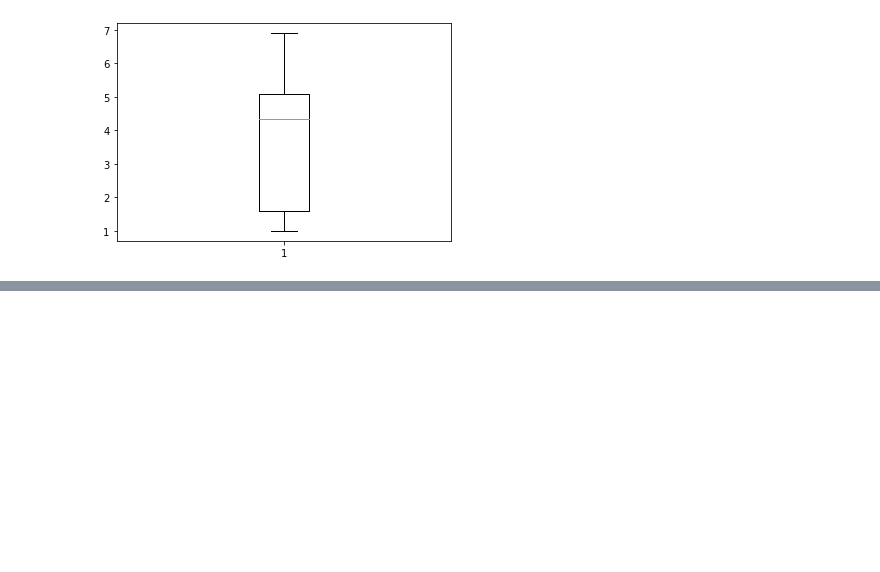
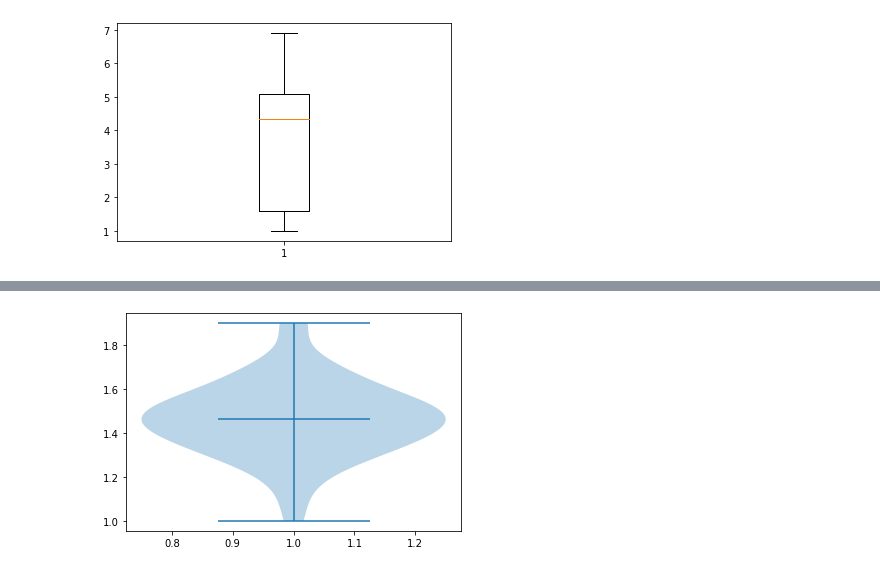
Before and after one commit to Supathatkh/data_viz_2022, a Jupyter notebook: DataViz02_Data_Distribution_.ipynb, the cells around one changed output, grey strips where cells are left out. Saved outputs shown, nothing was run; the diff lists cells and outputs as text; code cells hidden in the pictures; blank space fills up the shorter version.

```diff
--- a/DataViz02_Data_Distribution_.ipynb
+++ b/DataViz02_Data_Distribution_.ipynb
@@ -319,0 +326,7 @@ plt.boxplot(df['PetalLength'])
+# %%
+bb = plt.violinplot(df['PetalLength'][:50],showmeans=True)
+#หน้าตาเหมือนไวโอลิน ดูการกระจายของข้อมูล
+#ไวโอลินจะนับ outlier เป็น max min ไปโดยปริยาย ไม่มองว่าเป็น outlier
+#ไม่ใส่ showmeans ก็จะไม่รู้ค่า mean ทำให้ดูด้อยกว่า boxplot ดูไม่มีอะไรเท่าไหร่
+# %% [output]
+[figure, added]
```
Also changed, not shown: parts of 5 cells of this notebook.
